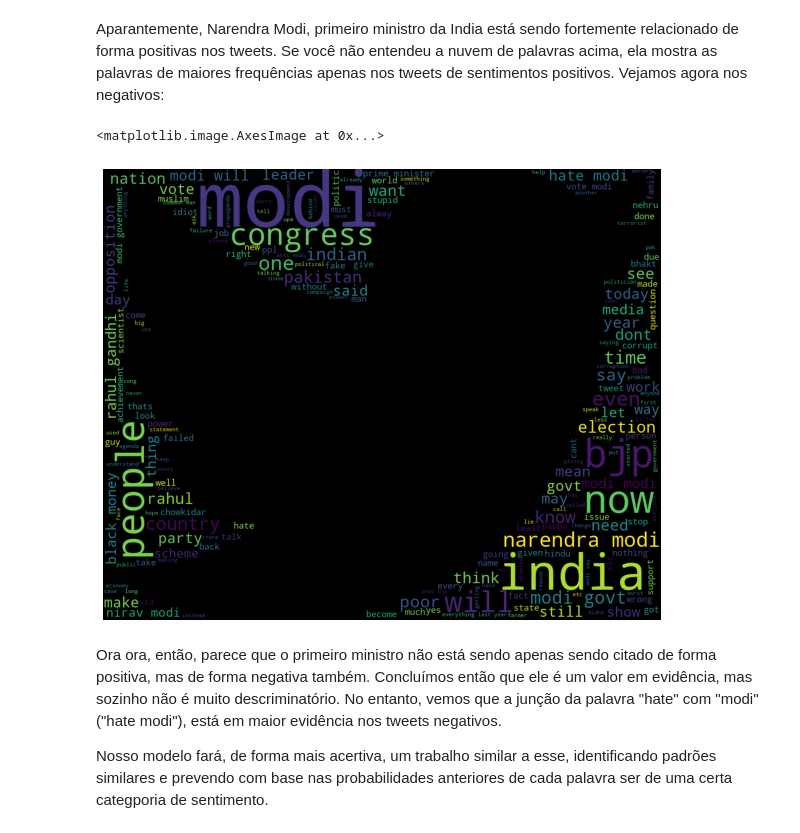
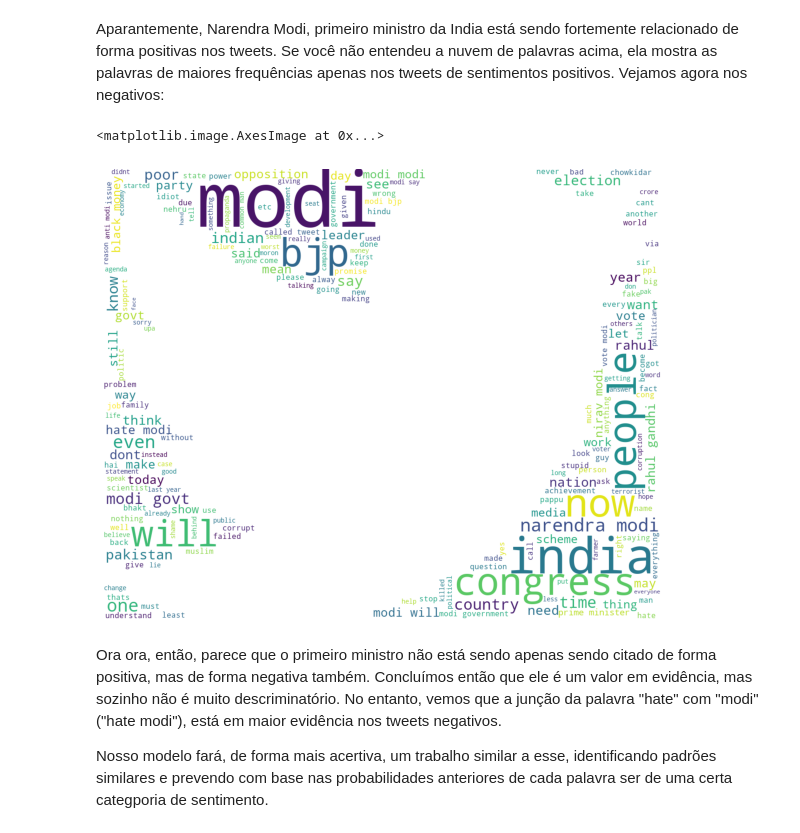
Before and after one commit to VictorFreir/Twitter-Sentiment-Prediction, a Jupyter notebook: main.ipynb, the cells around one changed output. Saved outputs shown, nothing was run; the diff lists cells and outputs as text; code cells hidden in the pictures.

```diff
--- a/main.ipynb
+++ b/main.ipynb
@@ -113,20 +113,20 @@ plt.imshow(wordcloud)
 # %%
 mask = np.array(Image.open('/content/twitter_logo.png'))
 text = df[df.category == -1].clean_text.tolist()
 text = ' '.join(text).lower()
 wordcloud = WordCloud(stopwords=STOPWORDS,
-                      background_color="black",
+                      background_color="white",
                       width=1000, height=2000, max_words=200,
                       mask=mask, max_font_size=200,
                       min_font_size=1).generate(text)
 fig, ax = plt.subplots(figsize=(10,10))
 ax.imshow(wordcloud, interpolation='bilinear')
 ax.set_axis_off()
 
 plt.imshow(wordcloud)
 # %% [output]
 <matplotlib.image.AxesImage at 0x...>
-[figure, old version]
+[figure, new version]
 # %% [markdown]
 <p>Ora ora, então, parece que o primeiro ministro não está sendo apenas sendo citado de forma positiva, mas de forma negativa também. Concluímos então que ele é um valor em evidência, mas sozinho não é muito descriminatório. No entanto, vemos que a junção da palavra "hate" com "modi"("hate modi"), está em maior evidência nos tweets negativos.
 </p>
```
Also changed, not shown: parts of 2 cells of this notebook.
